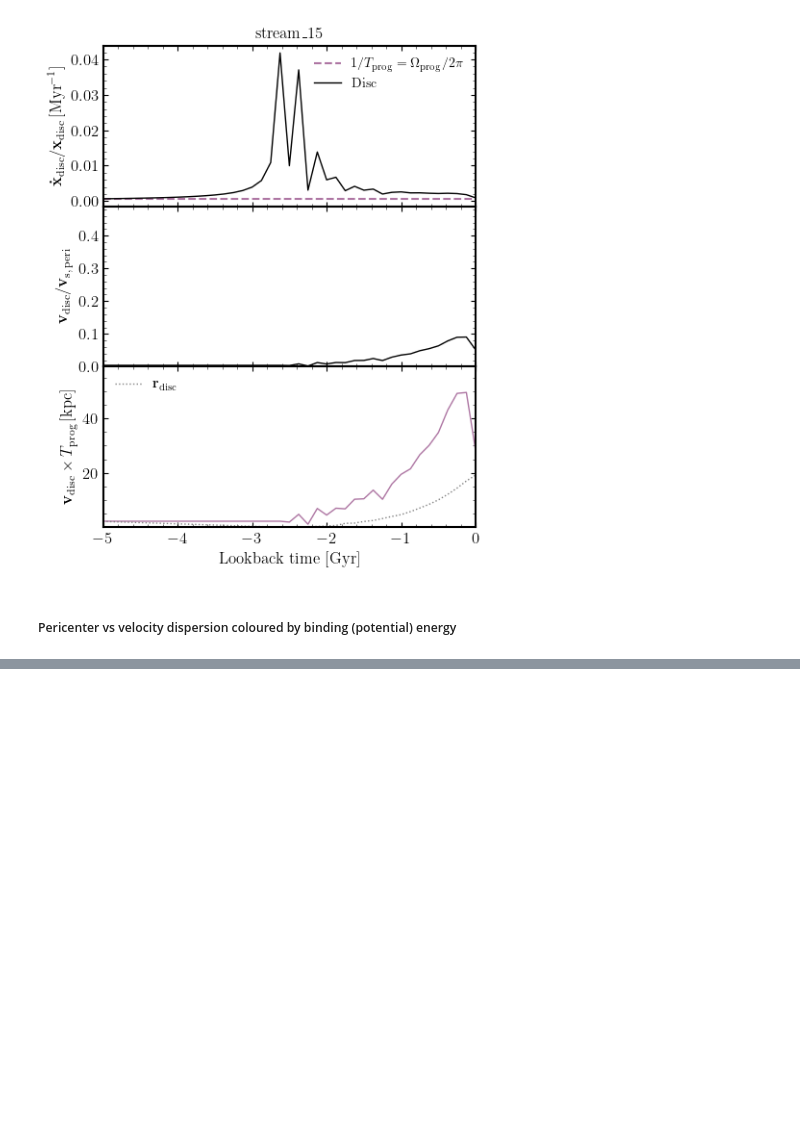
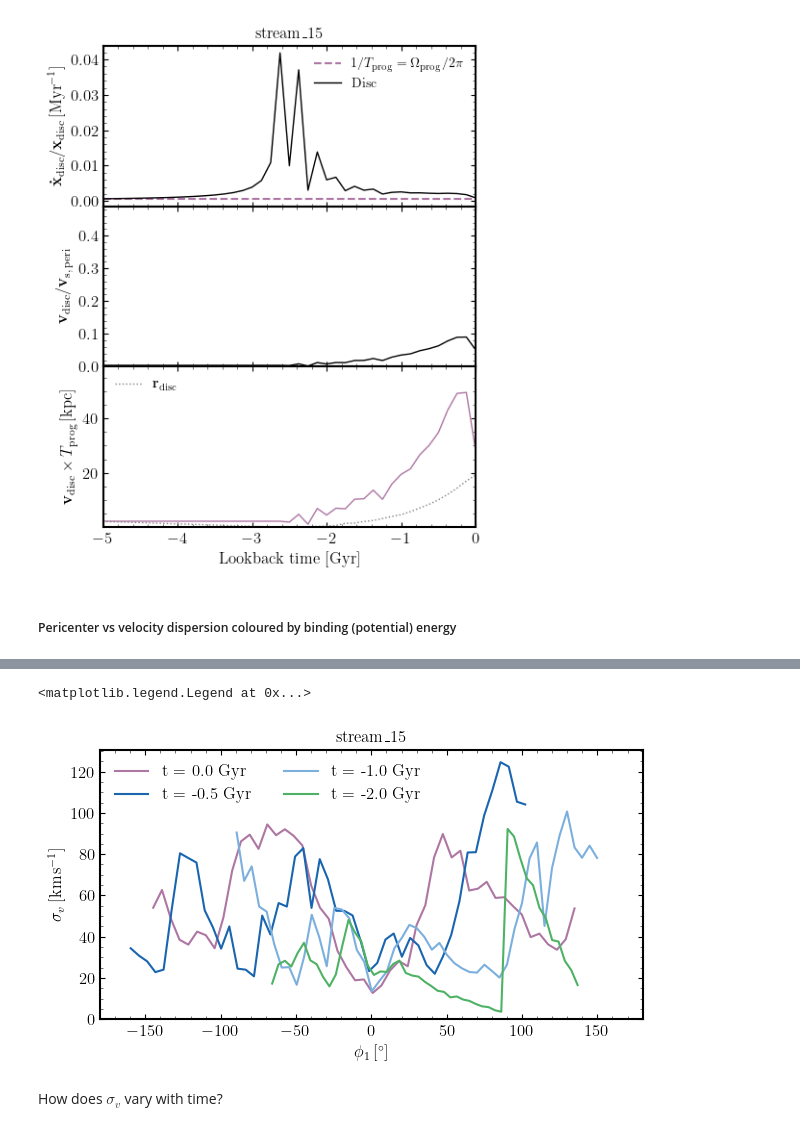
Before and after one commit to dc-broo3/oceanus, a Jupyter notebook: analysis/disc-numerics.ipynb, the cells around one changed output, grey strips where cells are left out. Cells and saved outputs as stored; diff of their text form; code cells hidden in the pictures; blank space fills up the shorter version.

```diff
--- a/analysis/disc-numerics.ipynb
+++ b/analysis/disc-numerics.ipynb
@@ -985,0 +1067,19 @@ plt.savefig('/mnt/ceph/users/rbrooks/oceanus/analysis/figures/high-vel-dis/peri-
+# %%
+plt.figure(figsize=(7,3.5))
+plt.plot(lonbins_mid_t0, veldis_bins_t0, label='t = {} Gyr'.format(np.round(plot_ts[-1], 2)))
+plt.plot(lonbins_mid_t1, veldis_bins_t1, label='t = {} Gyr'.format(np.round(plot_ts[-2], 2)))
+plt.plot(lonbins_mid_t2, veldis_bins_t2, label='t = {} Gyr'.format(np.round(plot_ts[-3], 2)))
+plt.plot(lonbins_mid_t3, veldis_bins_t3, label='t = {} Gyr'.format(np.round(plot_ts[-5], 2)))
+
+plt.xlabel(r'$\phi_1\,[^{\circ}]$')
+plt.ylabel(r'$\sigma_v\,[\mathrm{km}\,\mathrm{s}^{-1}]$')
+plt.xlim(-180,180)
+plt.ylim(0,)
+plt.title(stream)
+plt.legend(frameon=False, loc='upper left', ncol=2)
+# plt.savefig('figures/high-vel-dis/sigma_v-across-streams/{}'.format(stream))
+# %% [output]
+<matplotlib.legend.Legend at 0x...>
+[figure, added]
+# %% [markdown]
+How does $\sigma_v$ vary with time?
```
Also changed, not shown: parts of 24 cells of this notebook, 1 other file.
